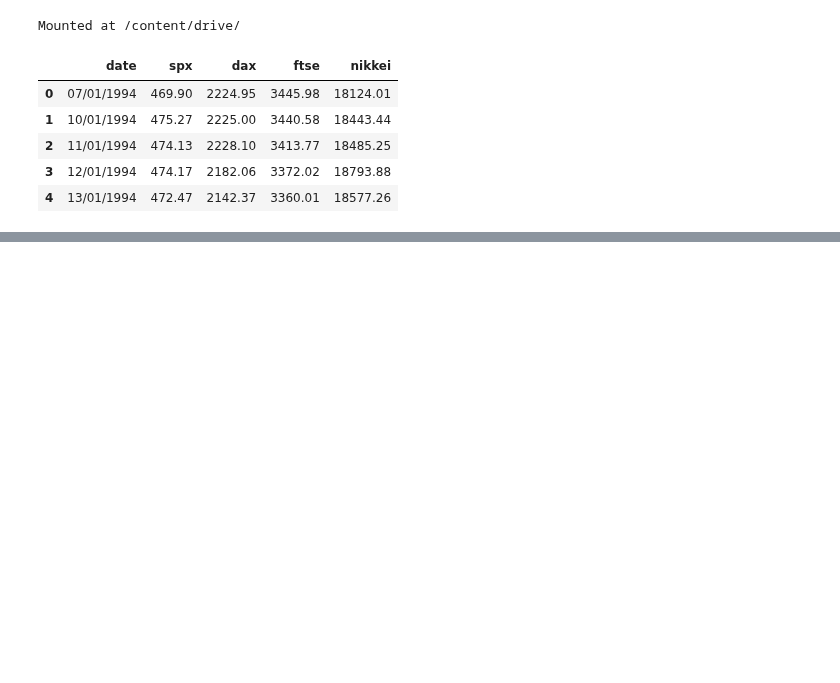
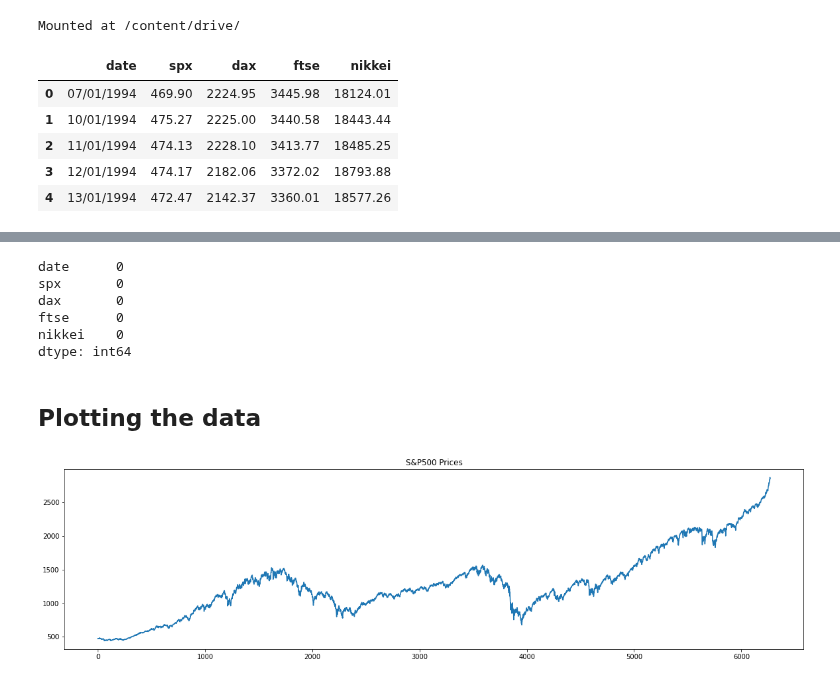
Before and after one commit to Priyo-prog/Time-series-analysis, a Jupyter notebook: Intoduction/Introduction_to_time_series.ipynb, the cells around one changed output, grey strips where cells are left out. Drawn from its saved outputs; the diff is of its cells as text; code cells hidden in the pictures; blank space fills up the shorter version.

```diff
--- a/Intoduction/Introduction_to_time_series.ipynb
+++ b/Intoduction/Introduction_to_time_series.ipynb
@@ -31,0 +45,16 @@ df_comp = raw_csv_data.copy()
+# %%
+df_comp.isna().sum()
+# %% [output]
+date      0
+spx       0
+dax       0
+ftse      0
+nikkei    0
+dtype: int64
+# %% [markdown]
+## Plotting the data
+# %%
+df_comp.spx.plot(figsize=(20,5), title="S&P500 Prices")
+plt.show()
+# %% [output]
+[figure, added]
```
Also changed, not shown: parts of 4 cells of this notebook.
